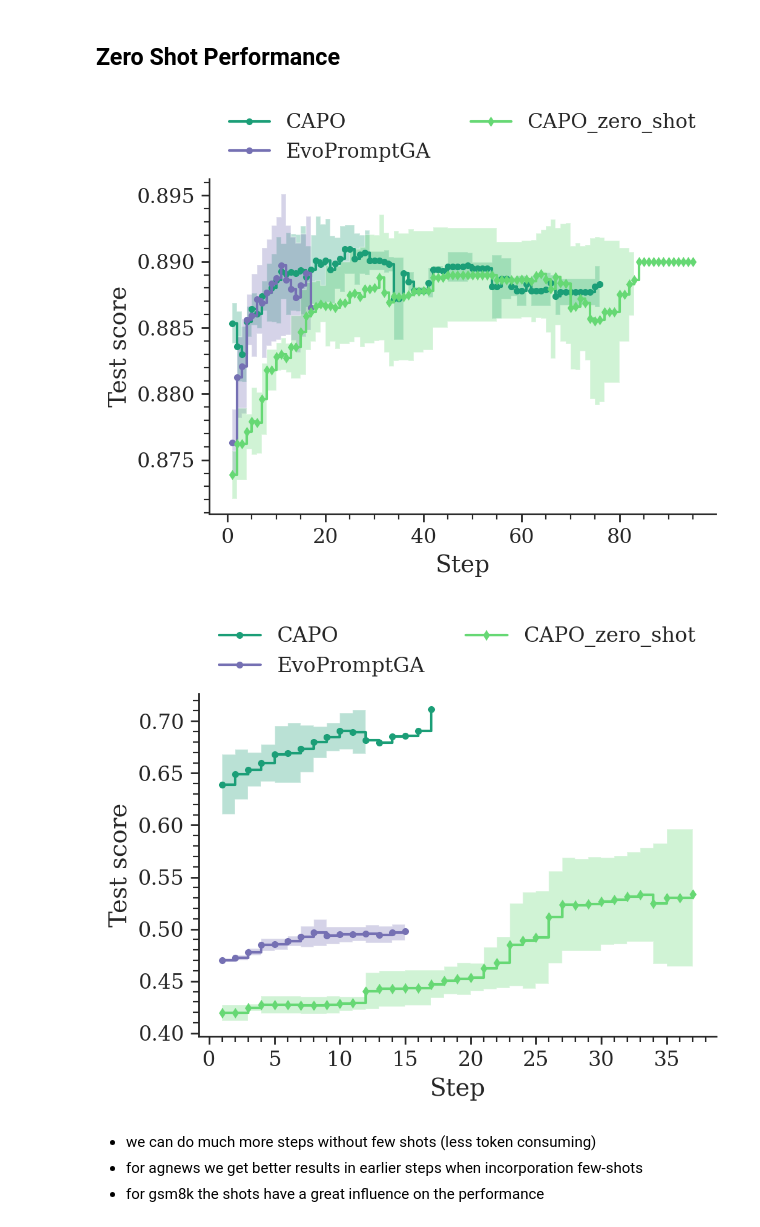
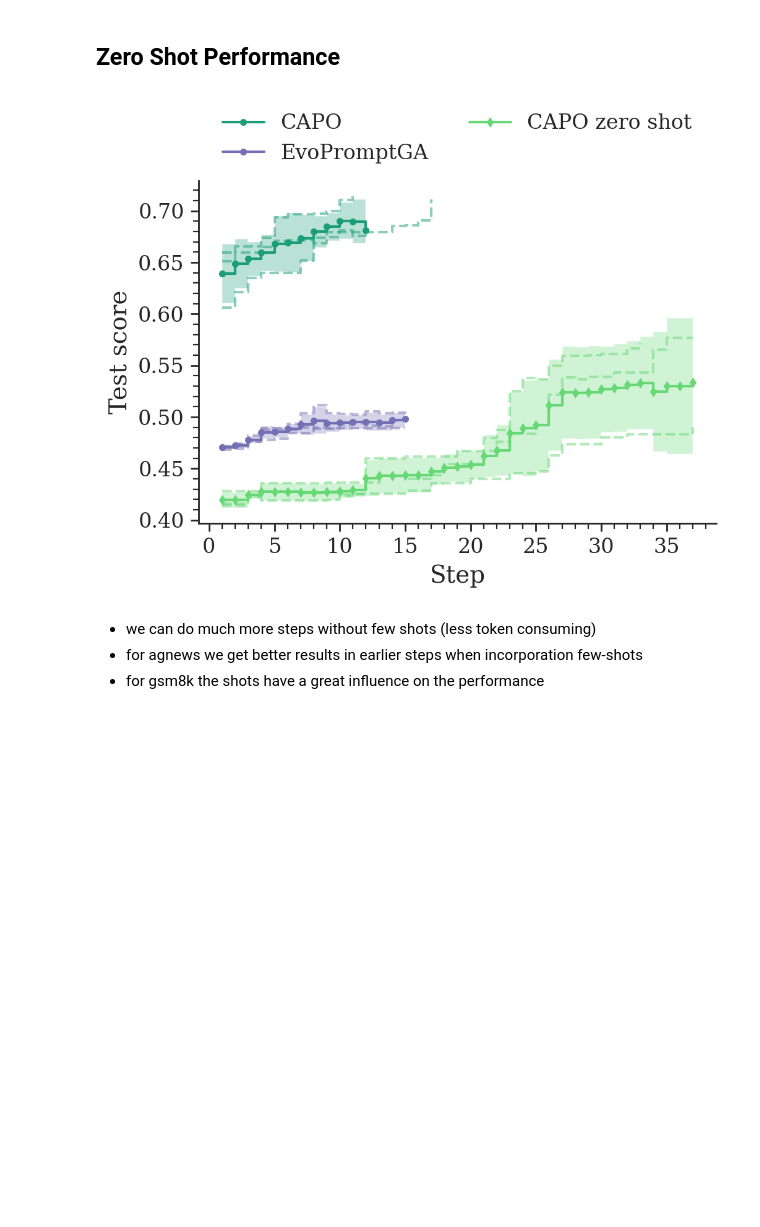
Before and after one commit to finitearth/capo, a Jupyter notebook: notebooks/paper_visualization/ablation_visualization.ipynb, the cells around one changed output. Saved outputs shown, nothing was run; the diff lists cells and outputs as text; code cells hidden in the pictures; blank space fills up the shorter version.

```diff
--- a/notebooks/paper_visualization/ablation_visualization.ipynb
+++ b/notebooks/paper_visualization/ablation_visualization.ipynb
@@ -29,7 +29,8 @@ for dataset in DATASETS:
     plot_population_scores_comparison(
         dataset,
         "llama",
-        ["CAPO", "CAPO_no_racing"],
+        ["CAPO", "", "CAPO_no_racing"],
+        labels=["CAPO", "", "CAPO w/o racing"],
         path_prefix="../..",
         plot_stddev=True,
         x_col="step",
@@ -49,7 +52,8 @@ for dataset in DATASETS:
     plot_population_scores_comparison(
         dataset,
         "llama",
-        ["CAPO", "CAPO_no_racing"],
+        ["CAPO", "", "CAPO_no_racing"],
+        labels=["CAPO", "", "CAPO w/o racing"],
         path_prefix="../..",
         plot_stddev=True,
         plot_seeds=False,
@@ -77,12 +83,13 @@ for dataset in DATASETS:
     plot_population_scores_comparison(
         dataset,
         "llama",
-        ["CAPO", "CAPO_no_shuffling"],
+        ["CAPO", "nan", "CAPO_shuffling"],
         path_prefix="../..",
         plot_stddev=True,
         x_col="step",
         colors=colors,
         markers=markers,
+        labels=["CAPO", "", "CAPO w/ shuffling"],
         ncols=2,
     )
 # %% [output]
@@ -91,21 +100,22 @@ for dataset in DATASETS:
 # %% [markdown]
 ## Zero Shot Performance
 # %%
-for dataset in DATASETS:
+for dataset in ["gsm8k"]:
     plot_population_scores_comparison(
         dataset,
         "llama",
         ["CAPO", "EvoPromptGA", "CAPO_zero_shot"],
+        labels=["CAPO", "EvoPromptGA", "CAPO zero shot"],
         path_prefix="../..",
         plot_stddev=True,
+        plot_seeds=True,
         x_col="step",
         colors=colors,
         markers=markers,
         ncols=2,
     )
 # %% [output]
-[figure, old version]
+[figure, new version]
-[figure, removed]
 # %% [markdown]
 - we can do much more steps without few shots (less token consuming)
 - for agnews we get better results in earlier steps when incorporation few-shots
```
Also changed, not shown: parts of 14 cells of this notebook, 16 other files.
